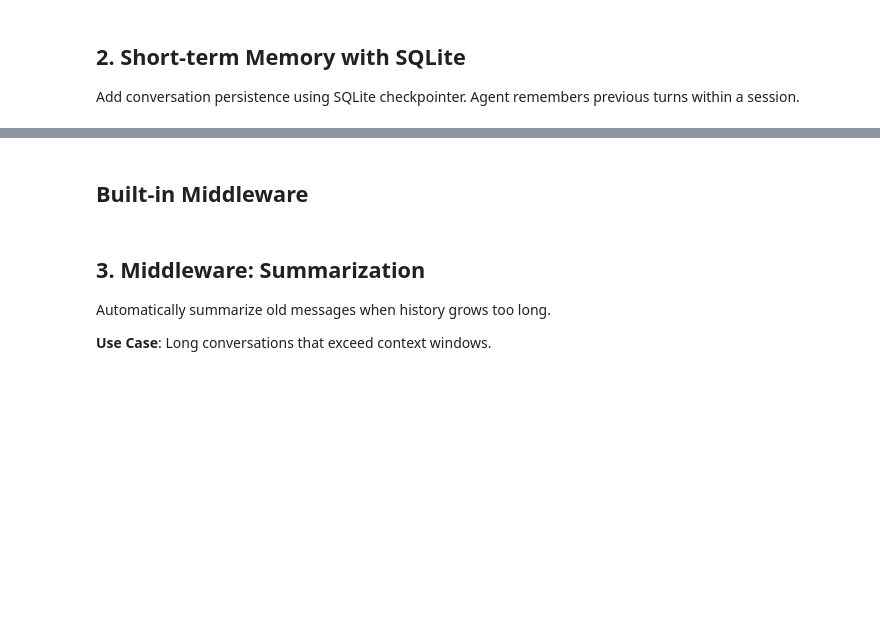
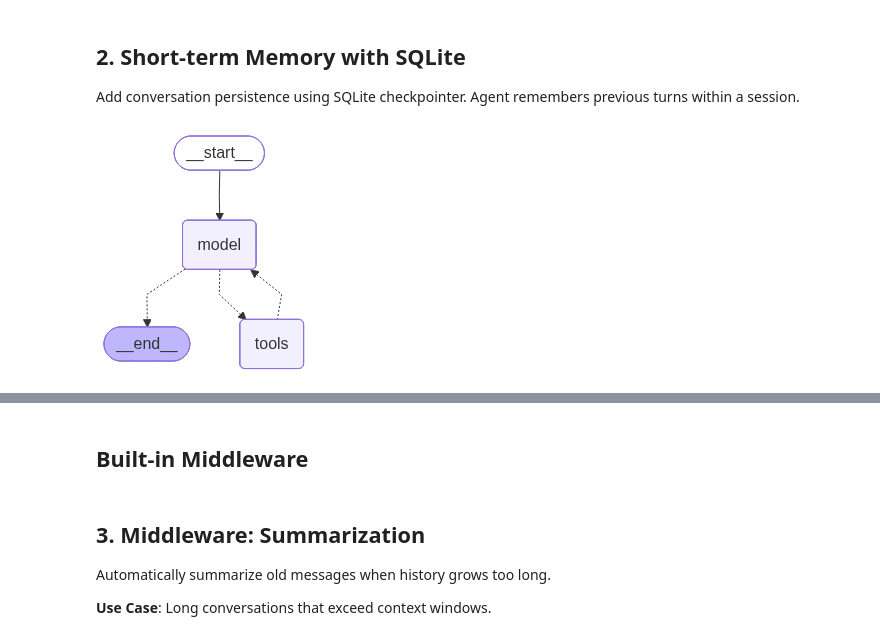
Before and after one commit to informatikerVonBreuf/MUTTI-AGENT, a Jupyter notebook: 04 Langchain Agents.ipynb, the cells around one changed output, grey strips where cells are left out. Drawn from its saved outputs; the diff is of its cells as text; code cells hidden in the pictures; blank space fills up the shorter version.

Commit message:
updates on files 02 Gemini and Langsmith Setup.ipynba and 04 Langchain Agents.ipynb

```diff
--- a/04 Langchain Agents.ipynb
+++ b/04 Langchain Agents.ipynb
@@ -89,6 +90,10 @@ agent_memory = create_agent(
     tools=[base_tools.web_search, base_tools.get_weather],
     system_prompt=system_prompt,
     checkpointer = checkpointer)
+# %%
+agent_memory
+# %% [output]
+[figure, added]
 # %%
 config = {"configurable": {"thread_id": "memory_session"}}
 response = agent_memory.invoke({'messages': [query]}, config=config)
```
Also changed, not shown: parts of 29 cells of this notebook, 1 other file.
